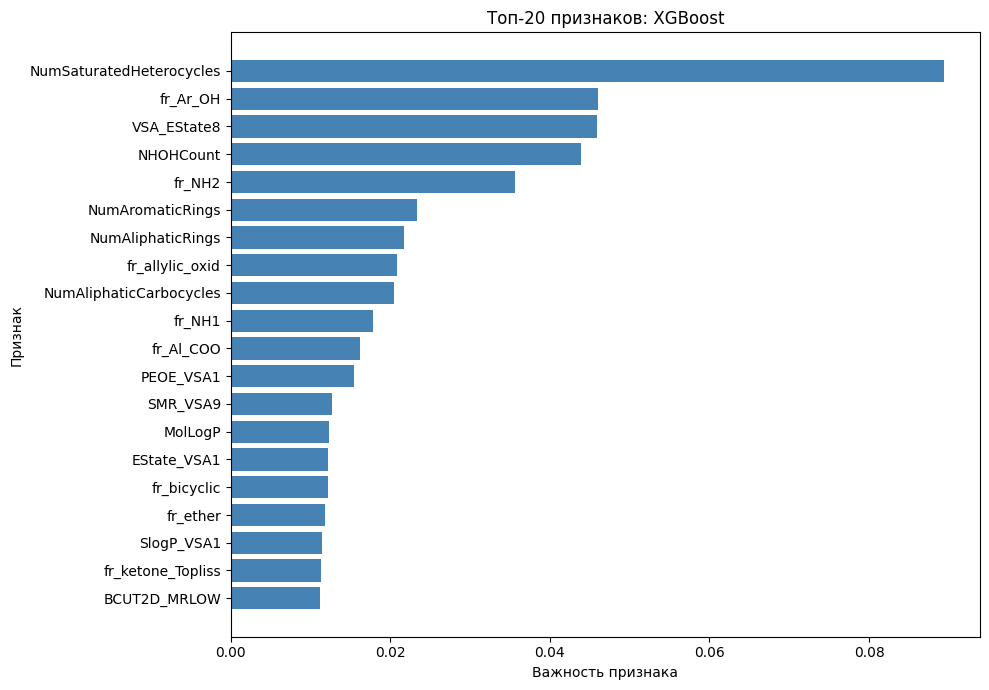
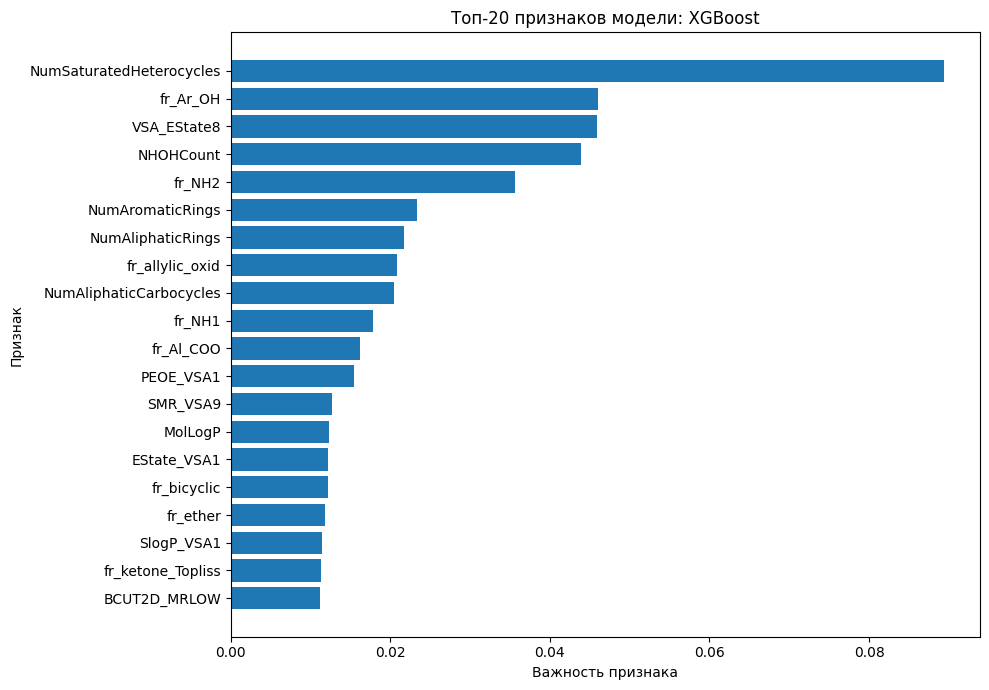
The change to this notebook cell's code, shown as a diff; its figure went from the first image to the second:
--- before
+++ after
@@ -3,8 +3,26 @@
 final_model = best_model[-1] if isinstance(best_model, Pipeline) else best_model
 
+def plot_importance(importance_df=None):
+    if importance_df is not None:
+        display(importance_df.head(30))
+
+        plot_imp = importance_df.head(20).iloc[::-1]
+
+        plt.figure(figsize=(10, 7))
+        plt.barh(plot_imp['feature'], plot_imp['importance'])
+        plt.xlabel('Важность признака')
+        plt.ylabel('Признак')
+        plt.title(f'Топ-20 признаков модели: {best_model_name}')
+        plt.tight_layout()
+        plt.show()
+    else:
+        print('Для выбранной модели нет встроенной важности признаков или коэффициентов.')
+
+importance_df = None
+
 if hasattr(final_model, 'feature_importances_'):
     importance_df = (
         pd.DataFrame({
-            'feature':    feature_names_best,
+            'feature': feature_names_best,
             'importance': final_model.feature_importances_
         })
@@ -13,19 +31,8 @@
     )
 
-    display(importance_df.head(30))
-
-    plot_imp = importance_df.head(20).iloc[::-1]
-    plt.figure(figsize=(10, 7))
-    plt.barh(plot_imp['feature'], plot_imp['importance'], color='steelblue')
-    plt.xlabel('Важность признака')
-    plt.ylabel('Признак')
-    plt.title(f'Топ-20 признаков: {best_model_name}')
-    plt.tight_layout()
-    plt.show()
-
 elif hasattr(final_model, 'coef_'):
     importance_df = (
         pd.DataFrame({
-            'feature':     feature_names_best,
+            'feature': feature_names_best,
             'coefficient': np.ravel(final_model.coef_)
         })
@@ -36,15 +43,3 @@
     )
 
-    display(importance_df.head(30))
-
-    plot_imp = importance_df.head(20).iloc[::-1]
-    plt.figure(figsize=(10, 7))
-    plt.barh(plot_imp['feature'], plot_imp['coefficient'], color='steelblue')
-    plt.xlabel('Коэффициент')
-    plt.ylabel('Признак')
-    plt.title(f'Топ-20 коэффициентов: {best_model_name}')
-    plt.tight_layout()
-    plt.show()
-
-else:
-    print(f'Модель {type(final_model).__name__} не поддерживает feature_importances_ или coef_.')
+plot_importance(importance_df)

Commit: [REP] fresh run and requirements